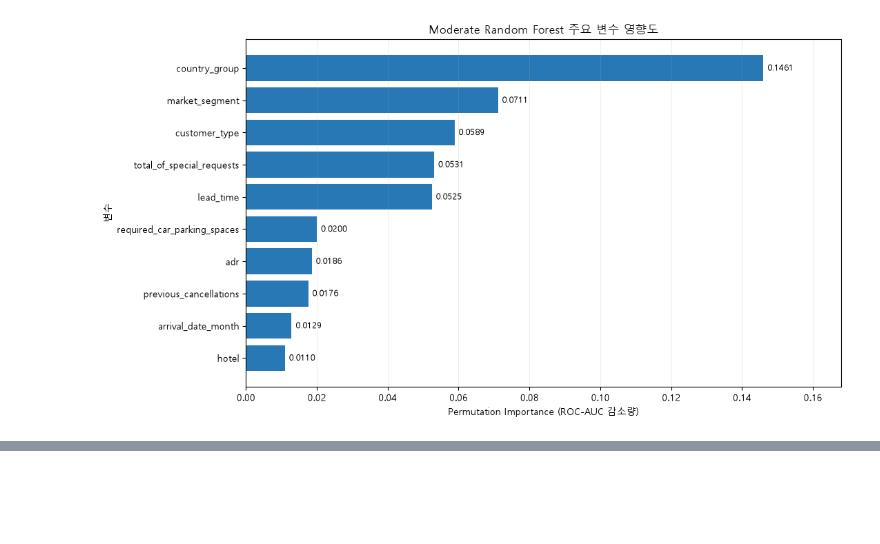
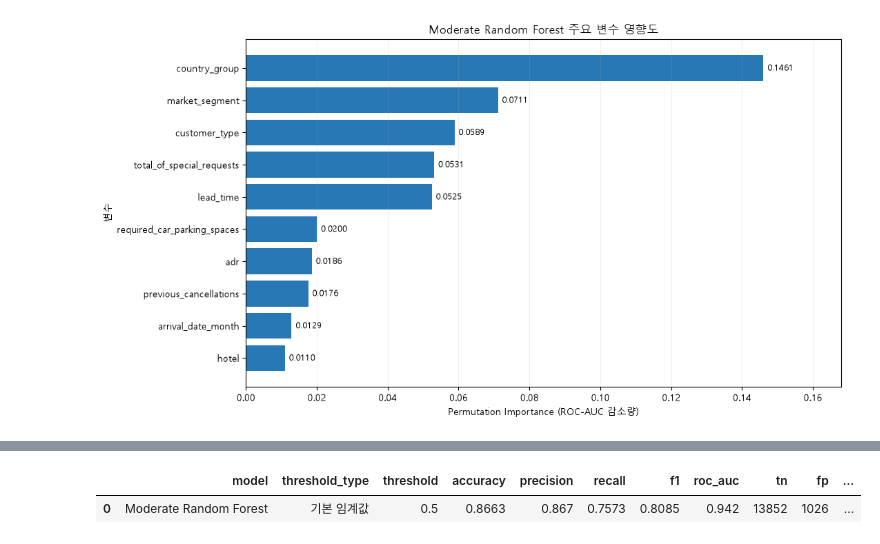
Before and after one commit to mseon94/Machine-Learning-PRJ, a Jupyter notebook: hotel_canceled.ipynb, the cells around one changed output, grey strips where cells are left out. Cells and saved outputs as stored; diff of their text form; code cells hidden in the pictures; blank space fills up the shorter version.

```diff
--- a/hotel_canceled.ipynb
+++ b/hotel_canceled.ipynb
@@ -35,6 +35,11 @@ df.head()
 5 rows × 36 columns
 # %%
 df2 = df.copy()
+# %%
+df2 = df2[
+    (df2["adr"] >= 0)
+    & (df2["adr"] <= 1000)
+]
 # %%
 # children의 결측치는 0으로 처리 후 정수형으로 바꿈
 df2["children"] = df2["children"].fillna(0).astype(int)
@@ -2316,0 +2352,14 @@ model_results.to_csv(
+# %%
+# Test 데이터 예측
+rf_test_pred = rf_model.predict(
+    X_test
+)
+
+# 취소일 확률: class 1의 확률
+rf_test_proba = rf_model.predict_proba(
+    X_test
+)[:, 1]
+
+print("예측값 개수:", len(rf_test_pred))
+print("예측확률 개수:", len(rf_test_proba))
+print("Test 데이터 개수:", len(X_test))
@@ -2316,0 +2463,76 @@ model_results.to_csv(
+# %%
+import os
+import pandas as pd
+from sklearn.metrics import confusion_matrix
+
+os.makedirs(
+    "model/evaluation",
+    exist_ok=True
+)
+
+rf_cm = confusion_matrix(
+    y_test,
+    rf_test_pred_05
+)
+
+rf_tn, rf_fp, rf_fn, rf_tp = rf_cm.ravel()
+
+rf_test_metrics = pd.DataFrame([
+    {
+        "model": "Moderate Random Forest",
+        "threshold_type": "기본 임계값",
+        "threshold": 0.5,
+        "accuracy": accuracy_score(
+            y_test,
+            rf_test_pred_05
+        ),
+        "precision": precision_score(
+            y_test,
+            rf_test_pred_05
+        ),
+        "recall": recall_score(
+            y_test,
+            rf_test_pred_05
+        ),
+        "f1": f1_score(
+            y_test,
+            rf_test_pred_05
+        ),
+        "roc_auc": roc_auc_score(
+            y_test,
+            rf_test_proba
+        ),
+        "tn": rf_tn,
+        "fp": rf_fp,
+        "fn": rf_fn,
+        "tp": rf_tp
+    }
+])
+
+rf_test_metrics.to_csv(
+    "model/evaluation/rf_test_metrics.csv",
+    index=False,
+    encoding="utf-8-sig"
+)
+
+rf_test_predictions = pd.DataFrame({
+    "original_index": X_test.index,
+    "y_true": y_test.to_numpy(),
+    "cancel_probability": rf_test_proba,
+    "prediction_threshold_0.500": rf_test_pred_05
+})
+
+rf_test_predictions.to_csv(
+    "model/evaluation/rf_test_predictions.csv",
+    index=False,
+    encoding="utf-8-sig"
+)
+
+display(rf_test_metrics.round(4))
+
+print("RF 평가 결과 저장 완료")
+print("model/evaluation/rf_test_metrics.csv")
+print("model/evaluation/rf_test_predictions.csv")
+# %% [output]
+|  | model | threshold_type | threshold | accuracy | precision | recall | f1 | roc_auc | tn | fp | ... |
+| 0 | Moderate Random Forest | 기본 임계값 | 0.5 | 0.8663 | 0.867 | 0.7573 | 0.8085 | 0.942 | 13852 | 1026 | ... |
```
Also changed, not shown: parts of 12 cells of this notebook, 5 other files.
